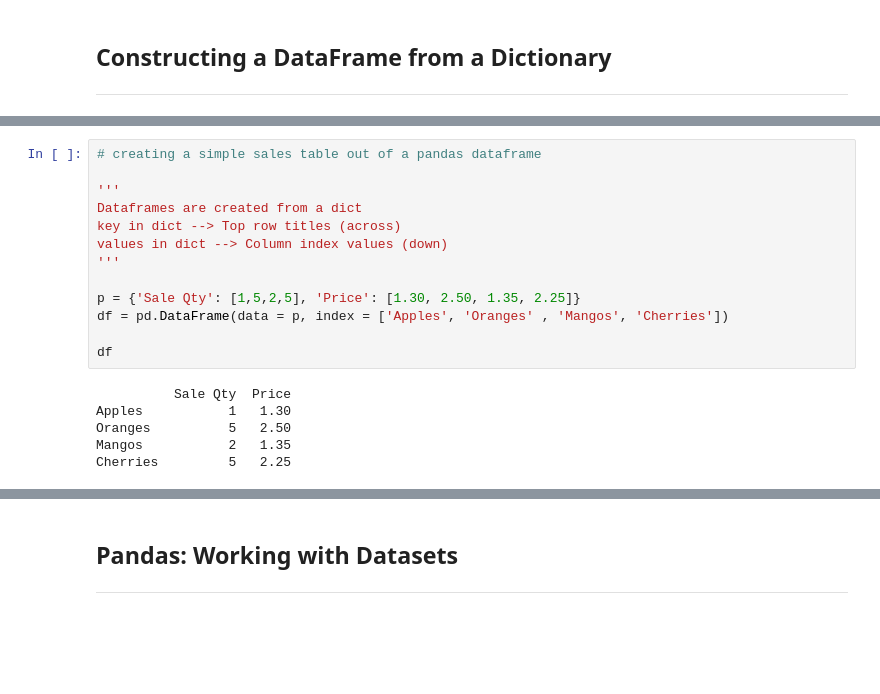
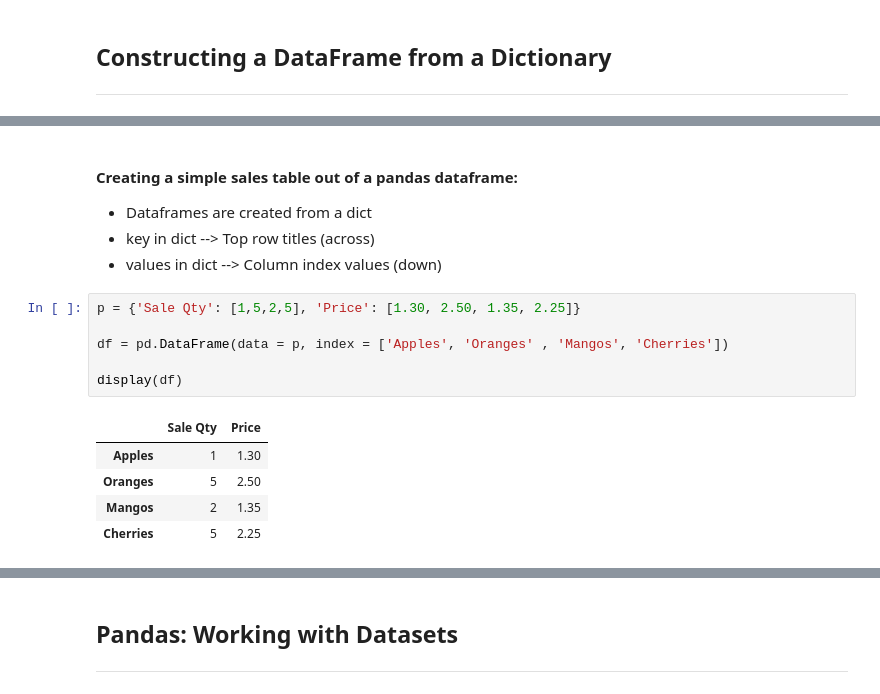
Before and after one commit to ADolbyB/data-science-python, a Jupyter notebook: 01-03_Basics/03_Pandas_Intro.ipynb, the cells around one changed output, grey strips where cells are left out. Drawn from its saved outputs; the diff is of its cells as text; blank space fills up the shorter version.

```diff
--- a/01-03_Basics/03_Pandas_Intro.ipynb
+++ b/01-03_Basics/03_Pandas_Intro.ipynb
@@ -48,22 +49,21 @@ df
 |  | col1 | col2 |
 | 0 | 1 | 3 |
 | 1 | 2 | 4 |
+# %% [markdown]
+#### Creating a simple sales table out of a pandas dataframe:
+
+ - Dataframes are created from a dict
+ - key in dict --> Top row titles (across)
+ - values in dict --> Column index values (down)
 # %%
-# creating a simple sales table out of a pandas dataframe
+p = {'Sale Qty': [1,5,2,5], 'Price': [1.30, 2.50, 1.35, 2.25]}
 
-'''
-Dataframes are created from a dict
-key in dict --> Top row titles (across)
-values in dict --> Column index values (down)
-'''
-
-p = {'Sale Qty': [1,5,2,5], 'Price': [1.30, 2.50, 1.35, 2.25]}
 df = pd.DataFrame(data = p, index = ['Apples', 'Oranges' , 'Mangos', 'Cherries'])
 
-df
+display(df)
 # %% [output]
-          Sale Qty  Price
-Apples           1   1.30
-Oranges          5   2.50
-Mangos           2   1.35
-Cherries         5   2.25
+|  | Sale Qty | Price |
+| Apples | 1 | 1.30 |
+| Oranges | 5 | 2.50 |
+| Mangos | 2 | 1.35 |
+| Cherries | 5 | 2.25 |
```
Also changed, not shown: parts of 93 cells of this notebook.
